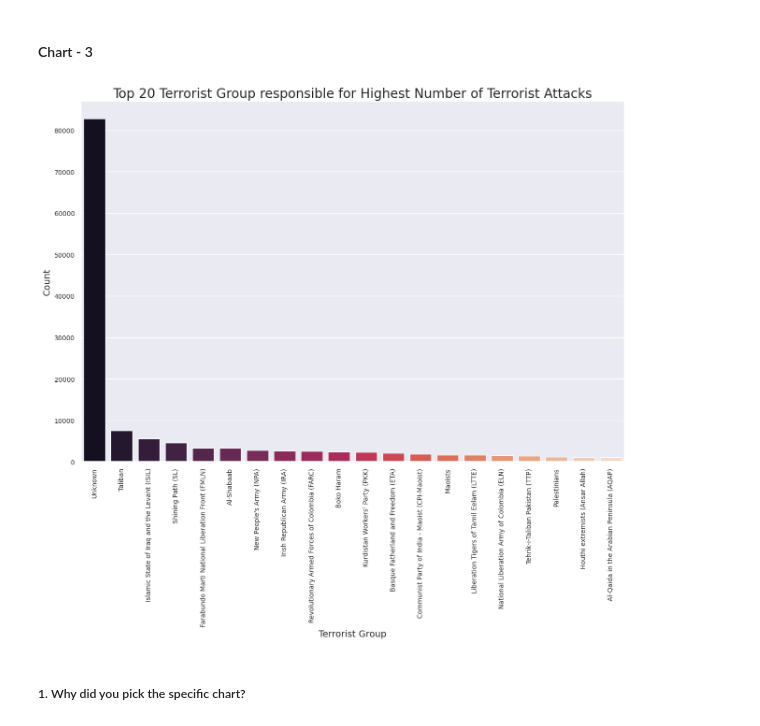
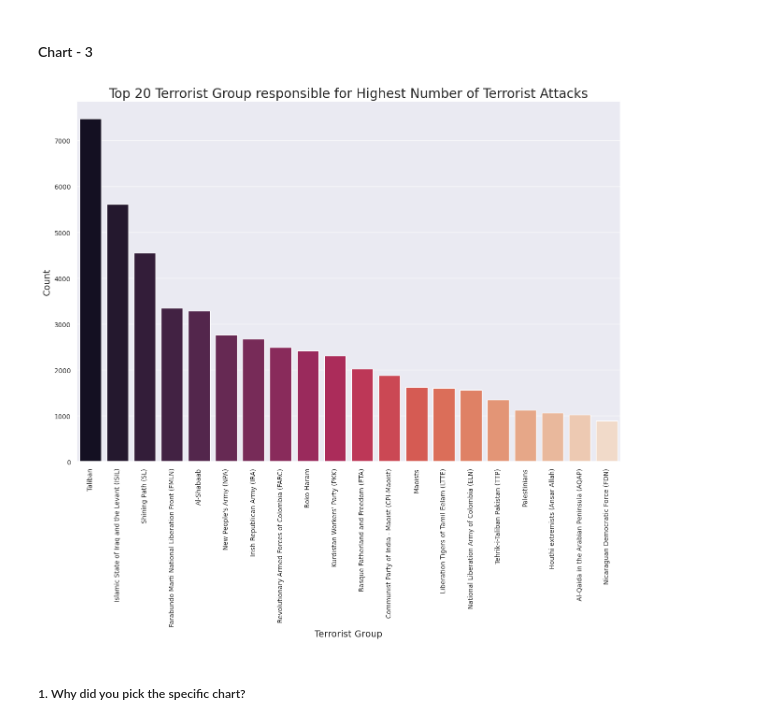
Before and after one commit to Shubham-kumar149/Data-Visualization-With-Python, a Jupyter notebook: Capstone_Project_EDA_on_Global_Terrorism_Dataset.ipynb, the cells around one changed output. Saved outputs shown, nothing was run; the diff lists cells and outputs as text; code cells hidden in the pictures.

```diff
--- a/Capstone_Project_EDA_on_Global_Terrorism_Dataset.ipynb
+++ b/Capstone_Project_EDA_on_Global_Terrorism_Dataset.ipynb
@@ -493,16 +493,18 @@ Answer Here
 # %%
 # Chart - 3 visualization code
 
+df1 = df[df['Group'] != 'Unknown'] # Removing rows where 'Group' name is 'Unknown'
+
 plt.figure(figsize=(15, 10))
 sns.set(font_scale=0.9)
-sns.barplot(x=df['Group'].value_counts()[0:20].index, y=df['Group'].value_counts()[0:20], palette='rocket')
+sns.barplot(x=df1['Group'].value_counts()[0:20].index, y=df1['Group'].value_counts()[0:20], palette='rocket')
 plt.xlabel("Terrorist Group", fontsize=14)
 plt.ylabel("Count", fontsize=14)
 plt.xticks(rotation=90)
 plt.title("Top 20 Terrorist Group responsible for Highest Number of Terrorist Attacks", fontsize=20)
 plt.show()
 # %% [output]
-[figure, old version]
+[figure, new version]
 # %% [markdown]
 ##### 1. Why did you pick the specific chart?
 # %% [markdown]
```
Also changed, not shown: parts of 10 cells of this notebook.
